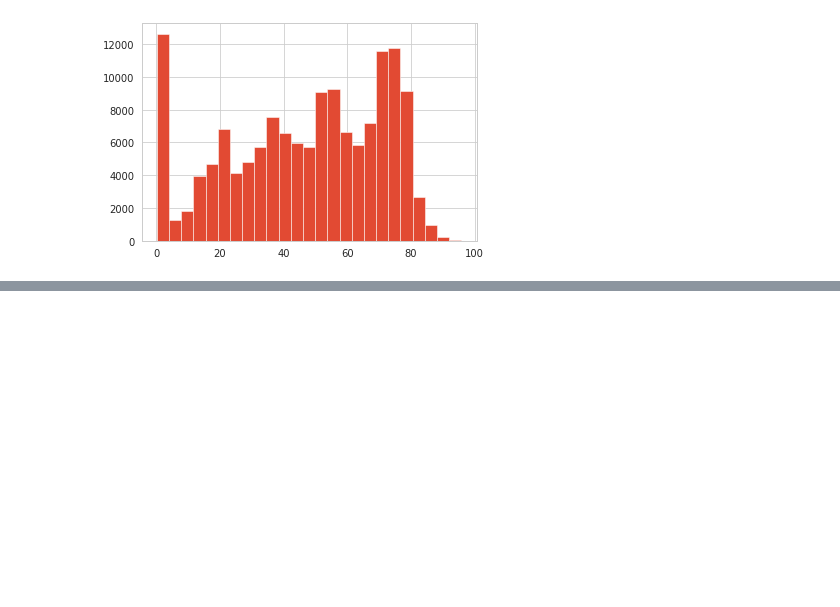
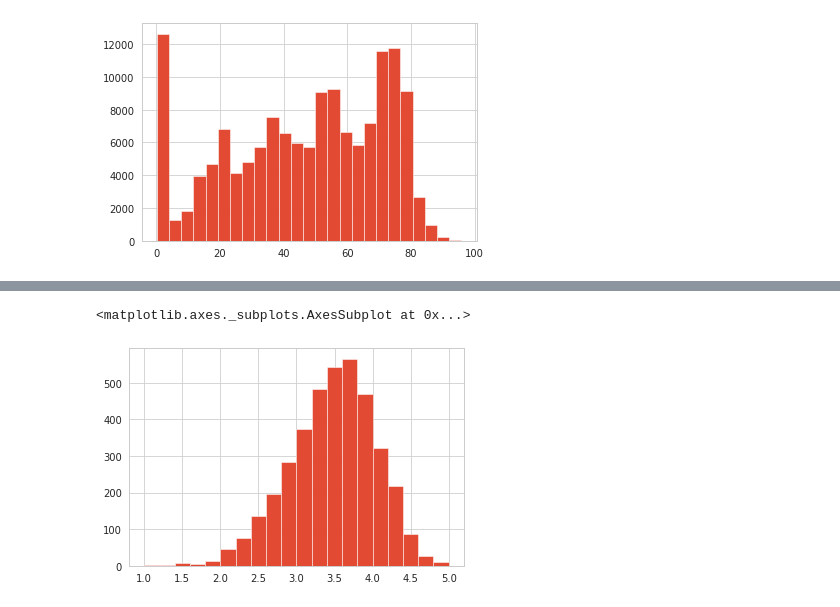
Before and after one commit to unclebrod/YelpRecommender, a Jupyter notebook: workbook.ipynb, the cells around one changed output, grey strips where cells are left out. Saved outputs shown, nothing was run; the diff lists cells and outputs as text; code cells hidden in the pictures; blank space fills up the shorter version.

```diff
--- a/workbook.ipynb
+++ b/workbook.ipynb
@@ -1390,0 +1481,5 @@ percentile_df['review_stars'].hist(bins=25)
+# %%
+predictions_df_2['predicted'].hist(bins=20)
+# %% [output]
+<matplotlib.axes._subplots.AxesSubplot at 0x...>
+[figure, added]
```
Also changed, not shown: parts of 25 cells of this notebook.
